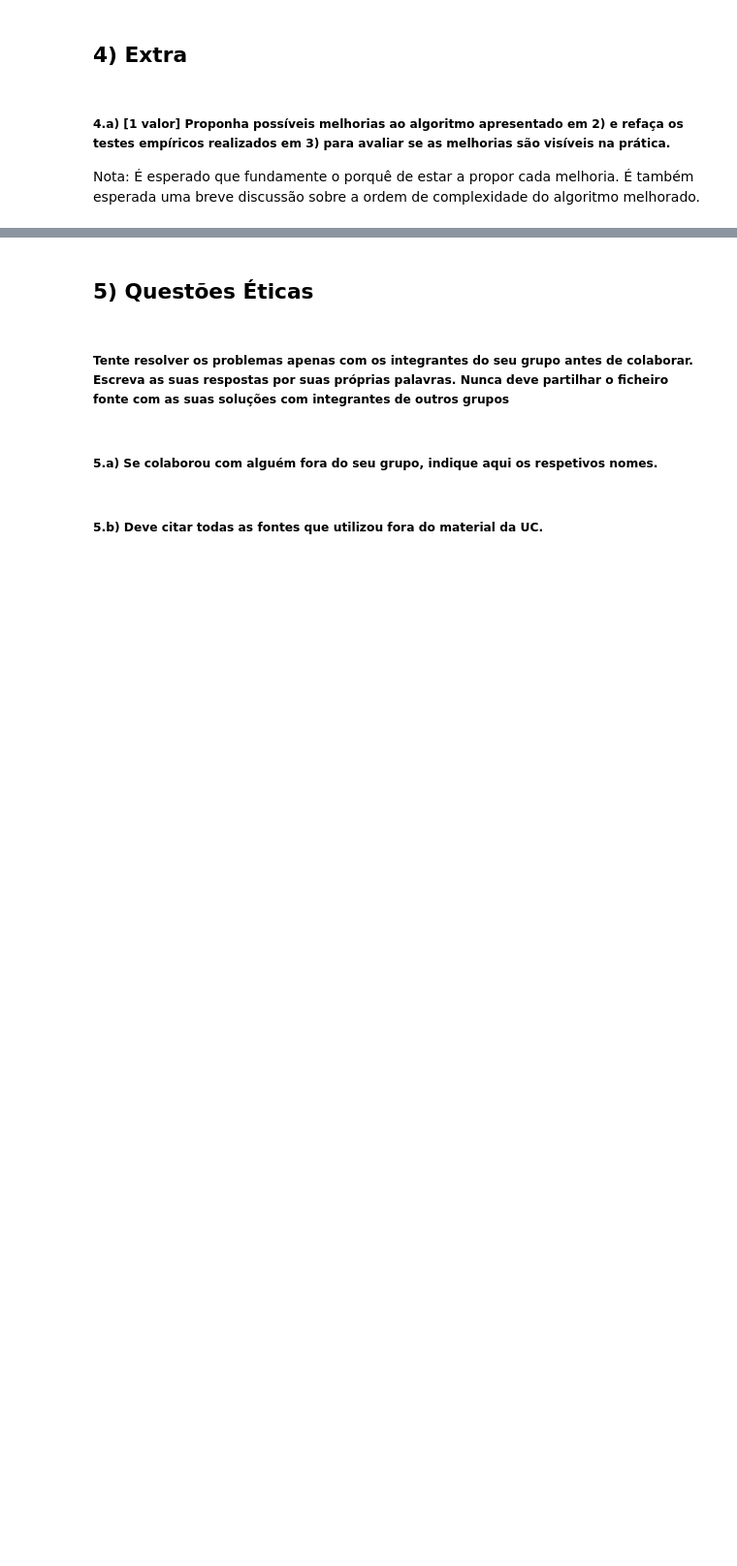
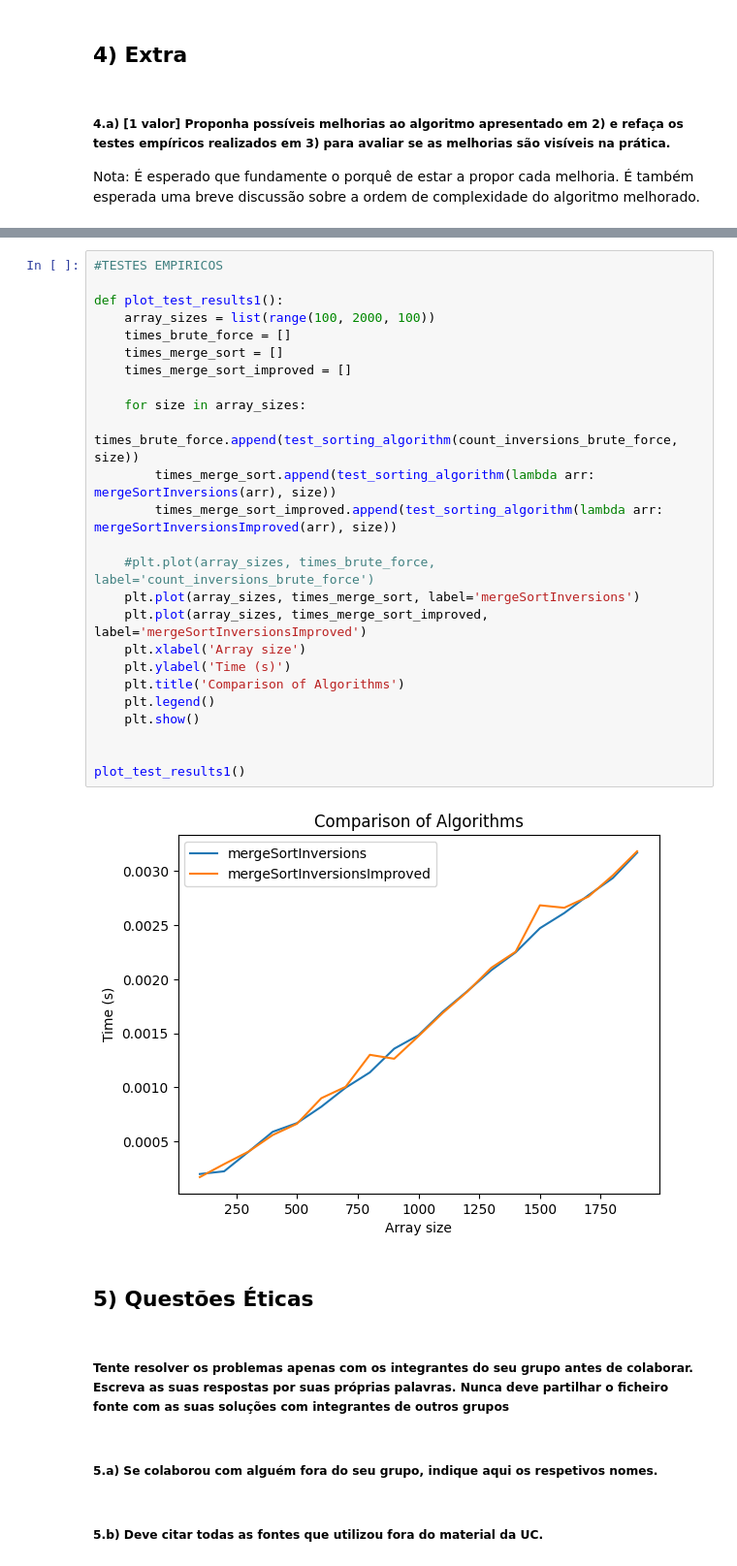
Before and after one commit to eduardopio03/Mini-Trabalho-1-DAA, a Jupyter notebook: parte1.ipynb, the cells around one changed output, grey strips where cells are left out. Shown at 97% size. Cells and saved outputs as stored; diff of their text form; blank space fills up the shorter version.

```diff
--- a/parte1.ipynb
+++ b/parte1.ipynb
@@ -188,3 +331,30 @@ breve discussão sobre a ordem de complexidade do algoritmo melhorado.
+# %%
+#TESTES EMPIRICOS
+
+def plot_test_results1():
+    array_sizes = list(range(100, 2000, 100))
+    times_brute_force = []
+    times_merge_sort = []
+    times_merge_sort_improved = []
+
+    for size in array_sizes:
+        times_brute_force.append(test_sorting_algorithm(count_inversions_brute_force, size))
+        times_merge_sort.append(test_sorting_algorithm(lambda arr: mergeSortInversions(arr), size))
+        times_merge_sort_improved.append(test_sorting_algorithm(lambda arr: mergeSortInversionsImproved(arr), size))
+
+    #plt.plot(array_sizes, times_brute_force, label='count_inversions_brute_force')
+    plt.plot(array_sizes, times_merge_sort, label='mergeSortInversions')
+    plt.plot(array_sizes, times_merge_sort_improved, label='mergeSortInversionsImproved')
+    plt.xlabel('Array size')
+    plt.ylabel('Time (s)')
+    plt.title('Comparison of Algorithms')
+    plt.legend()
+    plt.show()
+
+
+plot_test_results1()
+# %% [output]
+[figure, added]
 # %% [markdown]
 ## 5) Questões Éticas
 # %% [markdown]
```
Also changed, not shown: parts of 8 cells of this notebook.
